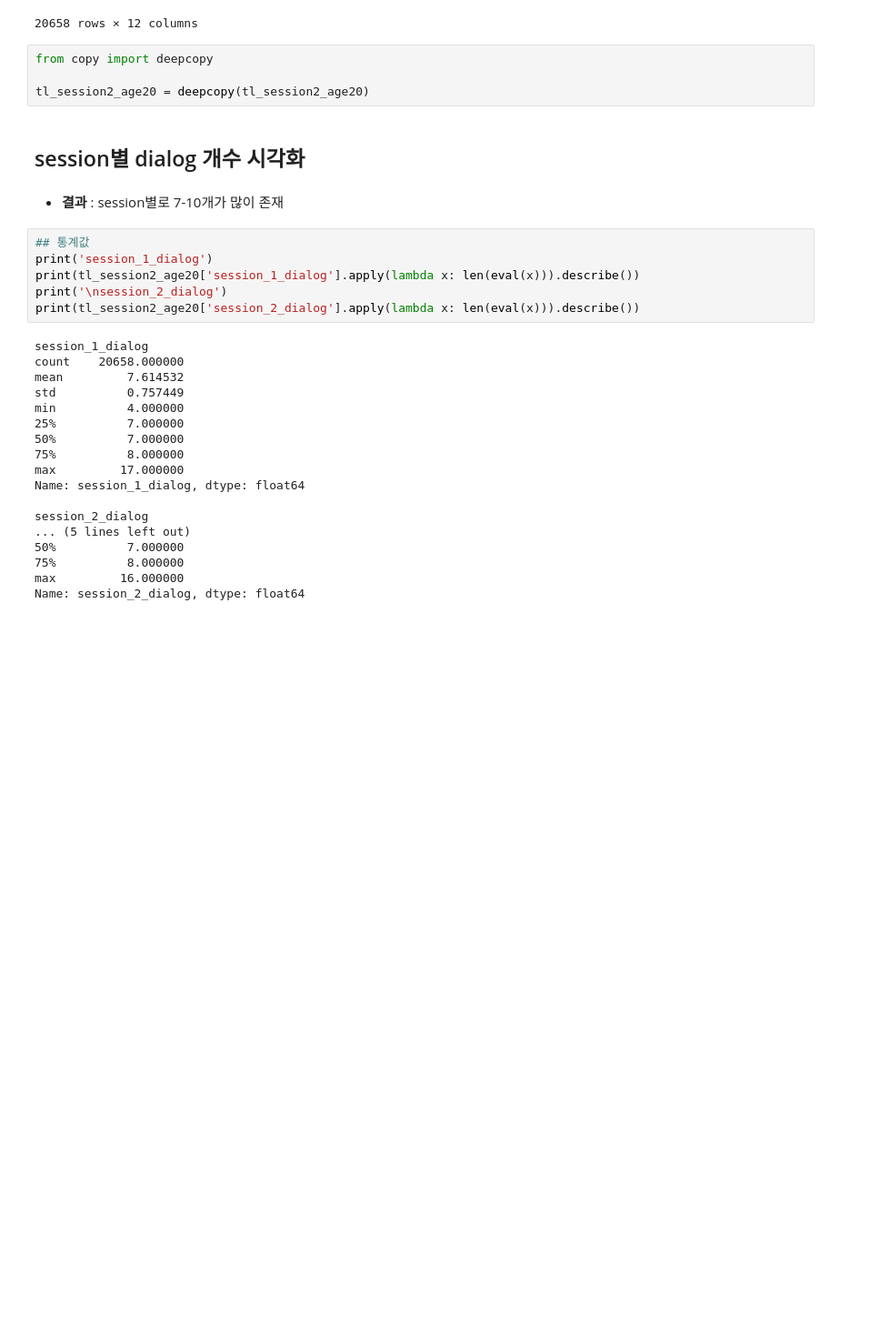
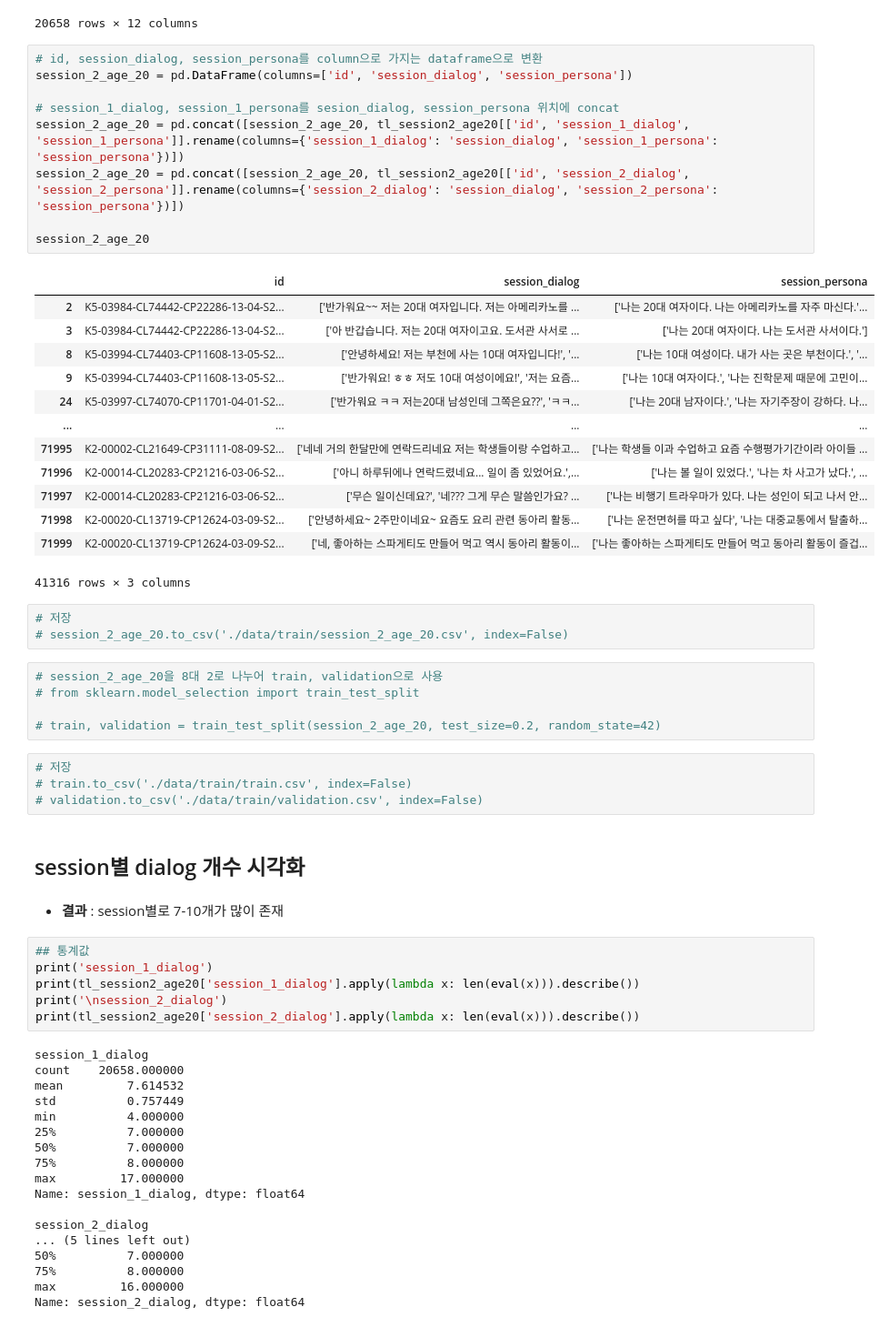
Before and after one commit to DonghaeSuh/persona_extraction_et5, a Jupyter notebook: data_preprocess.ipynb, the cells around one changed output. Shown: that part at 91% size. Saved outputs shown, nothing was run; the diff lists cells and outputs as text; blank space fills up the shorter version.

Commit message:
feat - data - 학습, 검증 데이터 전처리

```diff
--- a/data_preprocess.ipynb
+++ b/data_preprocess.ipynb
@@ -64,10 +70,41 @@ tl_session2_age20
 | 71998 | K2-00020-CL13719-CP12624-03-09-S2... | 교통 | 여성 | 20대 | 학생 | 2 | ['나는 여자이다.', '나는 10대이다.', '나는 동생과... | ['나는 10대 여성이다', '나는 외향적이고 혼자 있는 것... | ... |
 | 71999 | K2-00020-CL13719-CP12624-03-09-S2... | 교통 | 여성 | 20대 | 전문직 | 2 | ['나는 여자이다.', '나는 10대이다.', '나는 종교가... | ['나는 10대 여성이다. 나는 성격이 급하다.', '나는 ... | ... |
 20658 rows × 12 columns
-# %%
-from copy import deepcopy
-
-tl_session2_age20 = deepcopy(tl_session2_age20)
+# %%
+# id, session_dialog, session_persona를 column으로 가지는 dataframe으로 변환
+session_2_age_20 = pd.DataFrame(columns=['id', 'session_dialog', 'session_persona'])
+
+# session_1_dialog, session_1_persona를 sesion_dialog, session_persona 위치에 concat
+session_2_age_20 = pd.concat([session_2_age_20, tl_session2_age20[['id', 'session_1_dialog', 'session_1_persona']].rename(columns={'session_1_dialog': 'session_dialog', 'session_1_persona': 'session_persona'})])
+session_2_age_20 = pd.concat([session_2_age_20, tl_session2_age20[['id', 'session_2_dialog', 'session_2_persona']].rename(columns={'session_2_dialog': 'session_dialog', 'session_2_persona': 'session_persona'})])
+
+session_2_age_20
+# %% [output]
+|  | id | session_dialog | session_persona |
+| 2 | K5-03984-CL74442-CP22286-13-04-S2... | ['반가워요~~ 저는 20대 여자입니다. 저는 아메리카노를 ... | ['나는 20대 여자이다. 나는 아메리카노를 자주 마신다.'... |
+| 3 | K5-03984-CL74442-CP22286-13-04-S2... | ['아 반갑습니다. 저는 20대 여자이고요. 도서관 사서로 ... | ['나는 20대 여자이다. 나는 도서관 사서이다.'] |
+| 8 | K5-03994-CL74403-CP11608-13-05-S2... | ['안녕하세요! 저는 부천에 사는 10대 여자입니다!', '... | ['나는 10대 여성이다. 내가 사는 곳은 부천이다.', '... |
+| 9 | K5-03994-CL74403-CP11608-13-05-S2... | ['반가워요! ㅎㅎ 저도 10대 여성이에요!', '저는 요즘... | ['나는 10대 여자이다.', '나는 진학문제 때문에 고민이... |
+| 24 | K5-03997-CL74070-CP11701-04-01-S2... | ['반가워요 ㅋㅋ 저는20대 남성인데 그쪽은요??', 'ㅋㅋ... | ['나는 20대 남자이다.', '나는 자기주장이 강하다. 나... |
+| ... | ... | ... | ... |
+| 71995 | K2-00002-CL21649-CP31111-08-09-S2... | ['네네 거의 한달만에 연락드리네요 저는 학생들이랑 수업하고... | ['나는 학생들 이과 수업하고 요즘 수행평가기간이라 아이들 ... |
+| 71996 | K2-00014-CL20283-CP21216-03-06-S2... | ['아니 하루뒤에나 연락드렸네요... 일이 좀 있었어요.',... | ['나는 볼 일이 있었다.', '나는 차 사고가 났다.', ... |
+| 71997 | K2-00014-CL20283-CP21216-03-06-S2... | ['무슨 일이신데요?', '네??? 그게 무슨 말씀인가요? ... | ['나는 비행기 트라우마가 있다. 나는 성인이 되고 나서 안... |
+| 71998 | K2-00020-CL13719-CP12624-03-09-S2... | ['안녕하세요~ 2주만이네요~ 요즘도 요리 관련 동아리 활동... | ['나는 운전면허를 따고 싶다', '나는 대중교통에서 탈출하... |
+| 71999 | K2-00020-CL13719-CP12624-03-09-S2... | ['네, 좋아하는 스파게티도 만들어 먹고 역시 동아리 활동이... | ['나는 좋아하는 스파게티도 만들어 먹고 동아리 활동이 즐겁... |
+41316 rows × 3 columns
+# %%
+# 저장
+# session_2_age_20.to_csv('./data/train/session_2_age_20.csv', index=False)
+# %%
+# session_2_age_20을 8대 2로 나누어 train, validation으로 사용
+# from sklearn.model_selection import train_test_split
+
+# train, validation = train_test_split(session_2_age_20, test_size=0.2, random_state=42)
+# %%
+# 저장
+# train.to_csv('./data/train/train.csv', index=False)
+# validation.to_csv('./data/train/validation.csv', index=False)
 # %% [markdown]
 ## session별 dialog 개수 시각화
 # %% [markdown]
```
Also changed, not shown: parts of 4 cells of this notebook.
